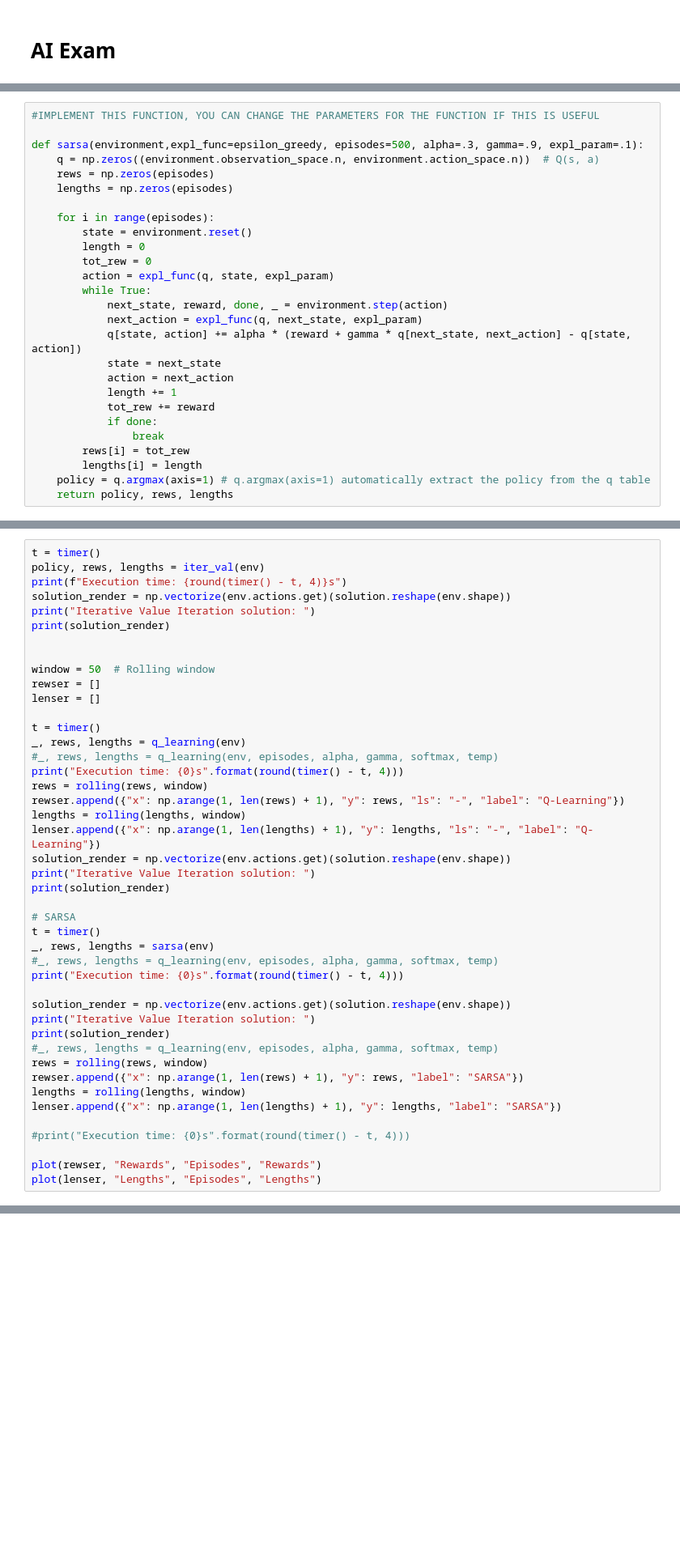
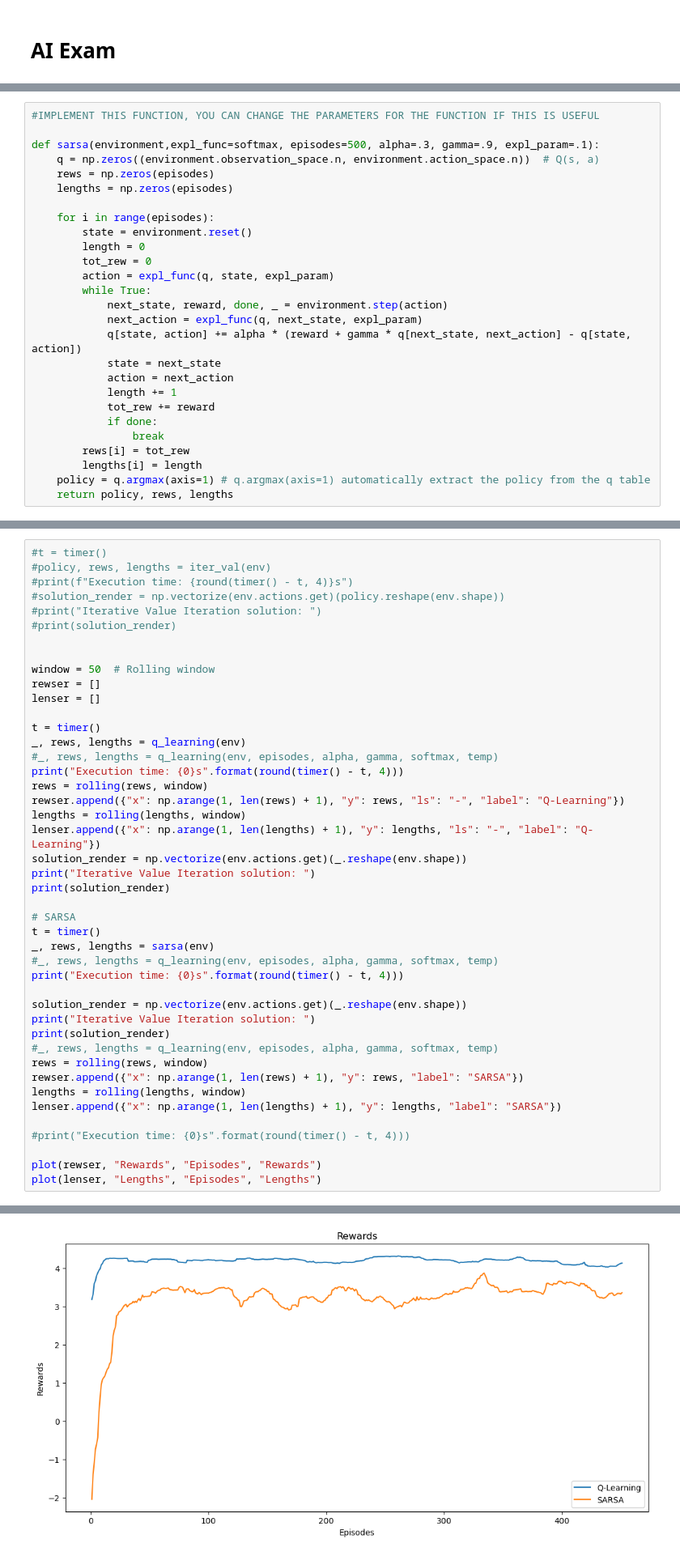
Before and after one commit to cl3t4p/AI_LAB, a Jupyter notebook: AI_exam.ipynb, the cells around one changed output, grey strips where cells are left out. Shown at 81% size. Cells and saved outputs as stored; diff of their text form; blank space fills up the shorter version.

Commit message:
fix sarsa

```diff
--- a/AI_exam.ipynb
+++ b/AI_exam.ipynb
@@ -126,7 +126,7 @@ def q_learning(environment, episodes= 500, alpha = 0.3, gamma = 0.9, expl_func =
 # %%
 #IMPLEMENT THIS FUNCTION, YOU CAN CHANGE THE PARAMETERS FOR THE FUNCTION IF THIS IS USEFUL
 
-def sarsa(environment,expl_func=epsilon_greedy, episodes=500, alpha=.3, gamma=.9, expl_param=.1):
+def sarsa(environment,expl_func=softmax, episodes=500, alpha=.3, gamma=.9, expl_param=.1):
     q = np.zeros((environment.observation_space.n, environment.action_space.n))  # Q(s, a)
     rews = np.zeros(episodes)
     lengths = np.zeros(episodes)
@@ -171,12 +171,12 @@ def iter_val(environment, discount = 1, maxiters = 300, max_error = 1e-3):
     #
     return values_to_policy(np.asarray(U), env) # automatically convert the value matrix U to a policy
 # %%
-t = timer()
-policy, rews, lengths = iter_val(env)
-print(f"Execution time: {round(timer() - t, 4)}s")
-solution_render = np.vectorize(env.actions.get)(solution.reshape(env.shape))
-print("Iterative Value Iteration solution: ")
-print(solution_render)
+#t = timer()
+#policy, rews, lengths = iter_val(env)
+#print(f"Execution time: {round(timer() - t, 4)}s")
+#solution_render = np.vectorize(env.actions.get)(policy.reshape(env.shape))
+#print("Iterative Value Iteration solution: ")
+#print(solution_render)
 
 
 window = 50  # Rolling window
@@ -191,7 +191,7 @@ rews = rolling(rews, window)
 rewser.append({"x": np.arange(1, len(rews) + 1), "y": rews, "ls": "-", "label": "Q-Learning"})
 lengths = rolling(lengths, window)
 lenser.append({"x": np.arange(1, len(lengths) + 1), "y": lengths, "ls": "-", "label": "Q-Learning"})
-solution_render = np.vectorize(env.actions.get)(solution.reshape(env.shape))
+solution_render = np.vectorize(env.actions.get)(_.reshape(env.shape))
 print("Iterative Value Iteration solution: ")
 print(solution_render)
 
@@ -201,7 +201,7 @@ _, rews, lengths = sarsa(env)
 #_, rews, lengths = q_learning(env, episodes, alpha, gamma, softmax, temp)
 print("Execution time: {0}s".format(round(timer() - t, 4)))
 
-solution_render = np.vectorize(env.actions.get)(solution.reshape(env.shape))
+solution_render = np.vectorize(env.actions.get)(_.reshape(env.shape))
 print("Iterative Value Iteration solution: ")
 print(solution_render)
 #_, rews, lengths = q_learning(env, episodes, alpha, gamma, softmax, temp)
@@ -218,0 +235 @@ ValueError: too many values to unpack (expected 3)
+[figure, added]
```
Also changed, not shown: parts of 3 cells of this notebook, 2 other files.
